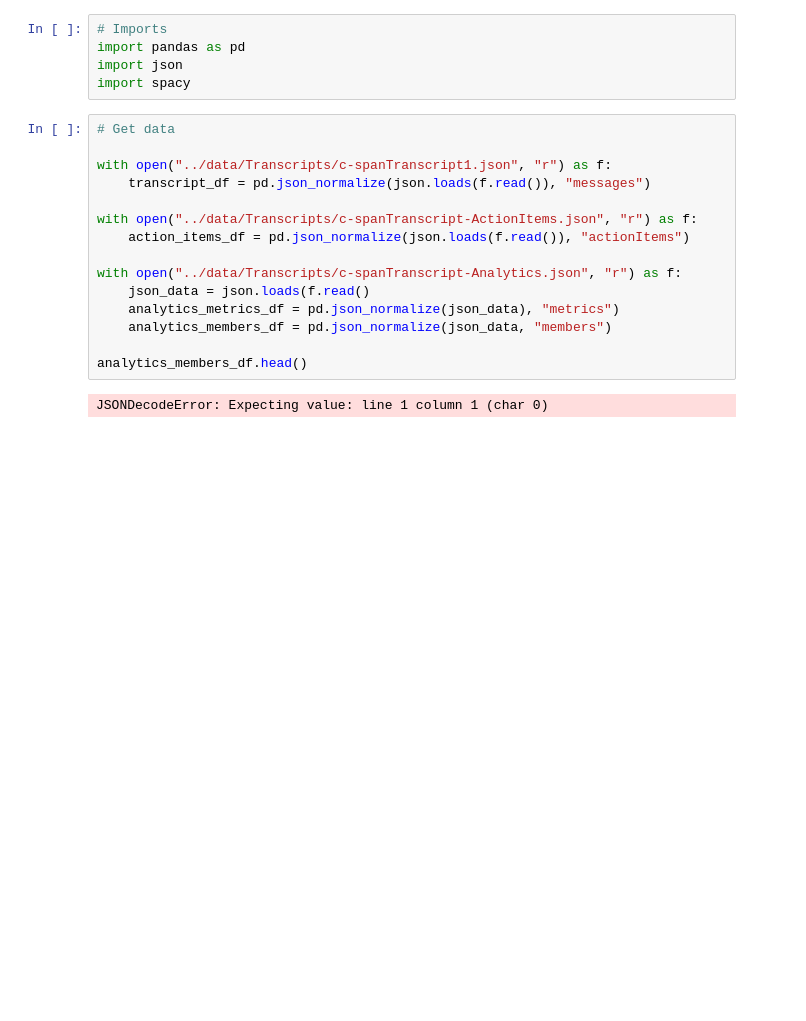
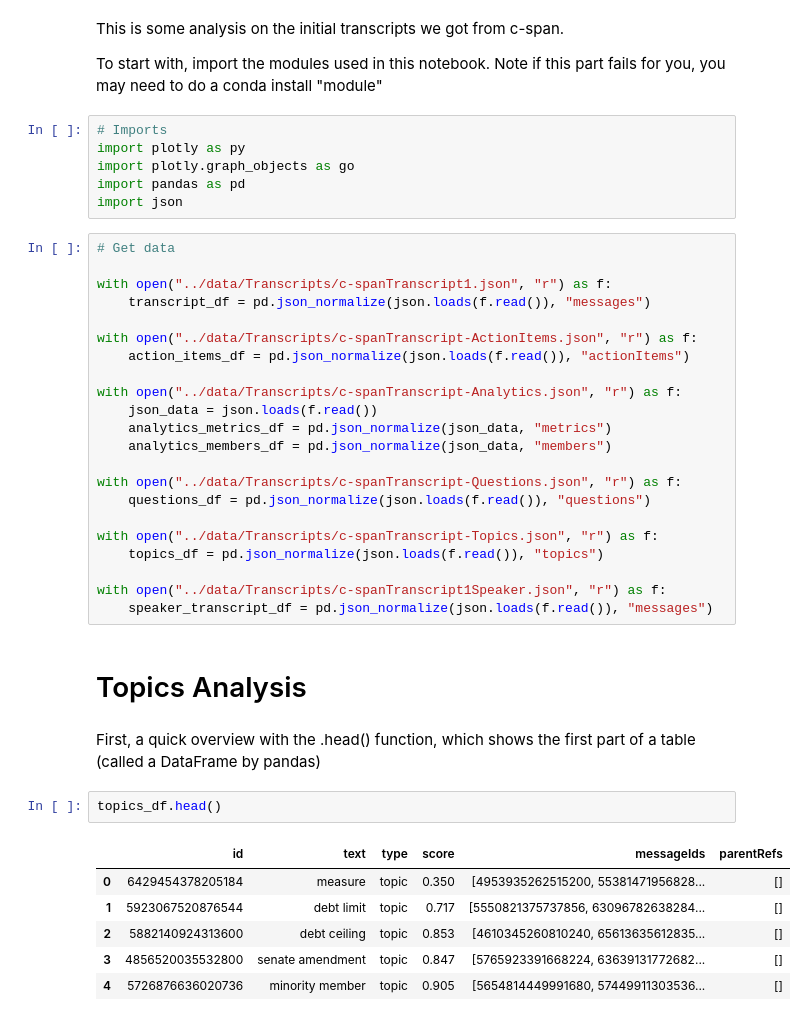
Before and after one commit to Qustom/hearing-room, a Jupyter notebook: analytics/transcripts-example.ipynb, the cells around one changed output. Cells and saved outputs as stored; diff of their text form; blank space fills up the shorter version.

```diff
--- a/analytics/transcripts-example.ipynb
+++ b/analytics/transcripts-example.ipynb
@@ -1,8 +3,13 @@
+# %% [markdown]
+This is some analysis on the initial transcripts we got from c-span.
+
+To start with, import the modules used in this notebook. Note if this part fails for you, you may need to do a conda install "module"
 # %%
 # Imports
+import plotly as py
+import plotly.graph_objects as go
 import pandas as pd
 import json
-import spacy
 # %%
 # Get data
 
@@ -13,10 +20,28 @@ with open("../data/Transcripts/c-spanTranscript-ActionItems.json", "r") as f:
     action_items_df = pd.json_normalize(json.loads(f.read()), "actionItems")
 
 with open("../data/Transcripts/c-spanTranscript-Analytics.json", "r") as f:
-    json_data = json.loads(f.read()
-    analytics_metrics_df = pd.json_normalize(json_data), "metrics")
+    json_data = json.loads(f.read())
+    analytics_metrics_df = pd.json_normalize(json_data, "metrics")
     analytics_members_df = pd.json_normalize(json_data, "members")
 
-analytics_members_df.head()
+with open("../data/Transcripts/c-spanTranscript-Questions.json", "r") as f:
+    questions_df = pd.json_normalize(json.loads(f.read()), "questions")
+
+with open("../data/Transcripts/c-spanTranscript-Topics.json", "r") as f:
+    topics_df = pd.json_normalize(json.loads(f.read()), "topics")
+
+with open("../data/Transcripts/c-spanTranscript1Speaker.json", "r") as f:
+    speaker_transcript_df = pd.json_normalize(json.loads(f.read()), "messages")
-# %% [output]
-JSONDecodeError: Expecting value: line 1 column 1 (char 0)
+# %% [markdown]
+# Topics Analysis
+# %% [markdown]
+First, a quick overview with the .head() function, which shows the first part of a table (called a DataFrame by pandas)
+# %%
+topics_df.head()
+# %% [output]
+|  | id | text | type | score | messageIds | parentRefs |
+| 0 | 6429454378205184 | measure | topic | 0.350 | [4953935262515200, 55381471956828... | [] |
+| 1 | 5923067520876544 | debt limit | topic | 0.717 | [5550821375737856, 63096782638284... | [] |
+| 2 | 5882140924313600 | debt ceiling | topic | 0.853 | [4610345260810240, 65613635612835... | [] |
+| 3 | 4856520035532800 | senate amendment | topic | 0.847 | [5765923391668224, 63639131772682... | [] |
+| 4 | 5726876636020736 | minority member | topic | 0.905 | [5654814449991680, 57449911303536... | [] |
```
Also changed, not shown: parts of 5 cells of this notebook.
